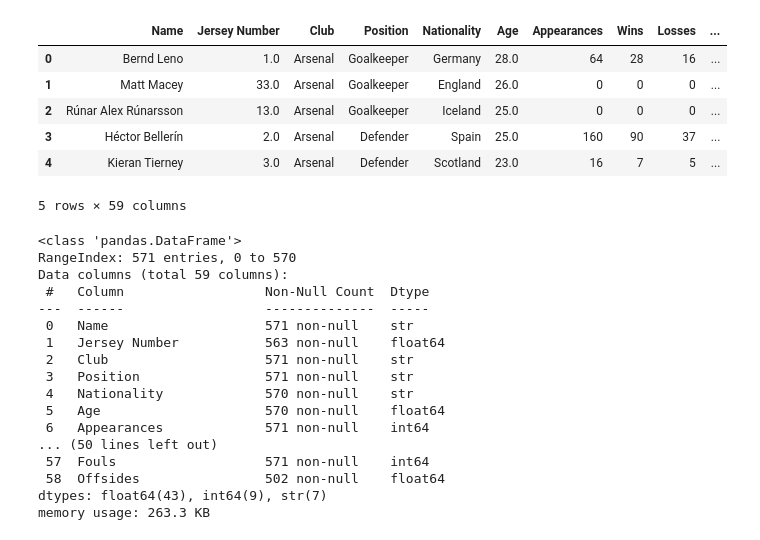
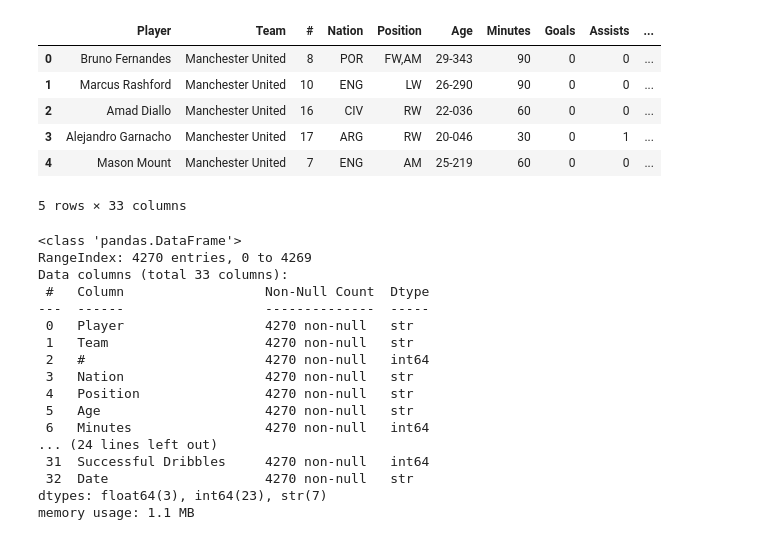
Before and after one commit to uninetbr1/Trabalho_Visao_Computacional_e_Computacao_em_nuvem, a Jupyter notebook: data_preparation_EPL.ipynb, the cells around one changed output. Saved outputs shown, nothing was run; the diff lists cells and outputs as text; code cells hidden in the pictures.

```diff
--- a/data_preparation_EPL.ipynb
+++ b/data_preparation_EPL.ipynb
@@ -9,36 +12,36 @@ from sklearn.feature_selection import SelectKBest, f_classif
 
 from imblearn.over_sampling import SMOTE
 # %%
-df = pd.read_csv('dataset - 2020-09-24.csv')
+df = pd.read_csv('database.csv')
 df.head()
 # %% [output]
-|  | Name | Jersey Number | Club | Position | Nationality | Age | Appearances | Wins | Losses | ... |
-| 0 | Bernd Leno | 1.0 | Arsenal | Goalkeeper | Germany | 28.0 | 64 | 28 | 16 | ... |
-| 1 | Matt Macey | 33.0 | Arsenal | Goalkeeper | England | 26.0 | 0 | 0 | 0 | ... |
-| 2 | Rúnar Alex Rúnarsson | 13.0 | Arsenal | Goalkeeper | Iceland | 25.0 | 0 | 0 | 0 | ... |
-| 3 | Héctor Bellerín | 2.0 | Arsenal | Defender | Spain | 25.0 | 160 | 90 | 37 | ... |
-| 4 | Kieran Tierney | 3.0 | Arsenal | Defender | Scotland | 23.0 | 16 | 7 | 5 | ... |
+|  | Player | Team | # | Nation | Position | Age | Minutes | Goals | Assists | ... |
+| 0 | Bruno Fernandes | Manchester United | 8 | POR | FW,AM | 29-343 | 90 | 0 | 0 | ... |
+| 1 | Marcus Rashford | Manchester United | 10 | ENG | LW | 26-290 | 90 | 0 | 0 | ... |
+| 2 | Amad Diallo | Manchester United | 16 | CIV | RW | 22-036 | 60 | 0 | 0 | ... |
+| 3 | Alejandro Garnacho | Manchester United | 17 | ARG | RW | 20-046 | 30 | 0 | 1 | ... |
+| 4 | Mason Mount | Manchester United | 7 | ENG | AM | 25-219 | 60 | 0 | 0 | ... |
-5 rows × 59 columns
+5 rows × 33 columns
 # %%
 df.info()
 # %% [output]
 <class 'pandas.DataFrame'>
-RangeIndex: 571 entries, 0 to 570
-Data columns (total 59 columns):
+RangeIndex: 4270 entries, 0 to 4269
+Data columns (total 33 columns):
  #   Column                  Non-Null Count  Dtype
 ---  ------                  --------------  -----
- 0   Name                    571 non-null    str
- 1   Jersey Number           563 non-null    float64
- 2   Club                    571 non-null    str
- 3   Position                571 non-null    str
- 4   Nationality             570 non-null    str
- 5   Age                     570 non-null    float64
- 6   Appearances             571 non-null    int64
-... (50 lines left out)
- 57  Fouls                   571 non-null    int64
- 58  Offsides                502 non-null    float64
-dtypes: float64(43), int64(9), str(7)
-memory usage: 263.3 KB
+ 0   Player                  4270 non-null   str
+ 1   Team                    4270 non-null   str
+ 2   #                       4270 non-null   int64
+ 3   Nation                  4270 non-null   str
+ 4   Position                4270 non-null   str
+ 5   Age                     4270 non-null   str
+ 6   Minutes                 4270 non-null   int64
+... (24 lines left out)
+ 31  Successful Dribbles     4270 non-null   int64
+ 32  Date                    4270 non-null   str
+dtypes: float64(3), int64(23), str(7)
+memory usage: 1.1 MB
 # %%
 df.describe()
 # %% [output]
```
Also changed, not shown: parts of 12 cells of this notebook, 2 other files.
